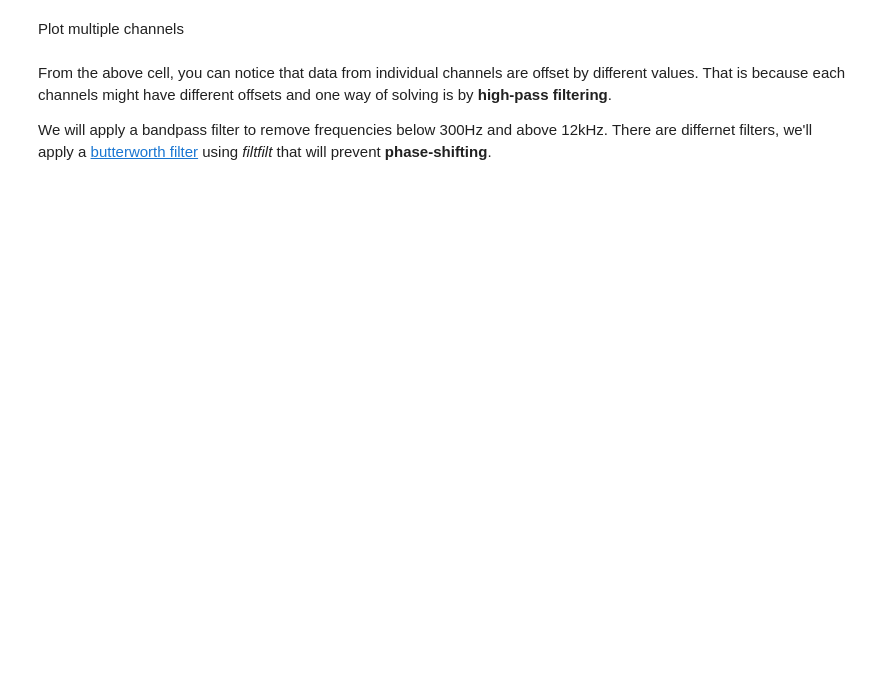
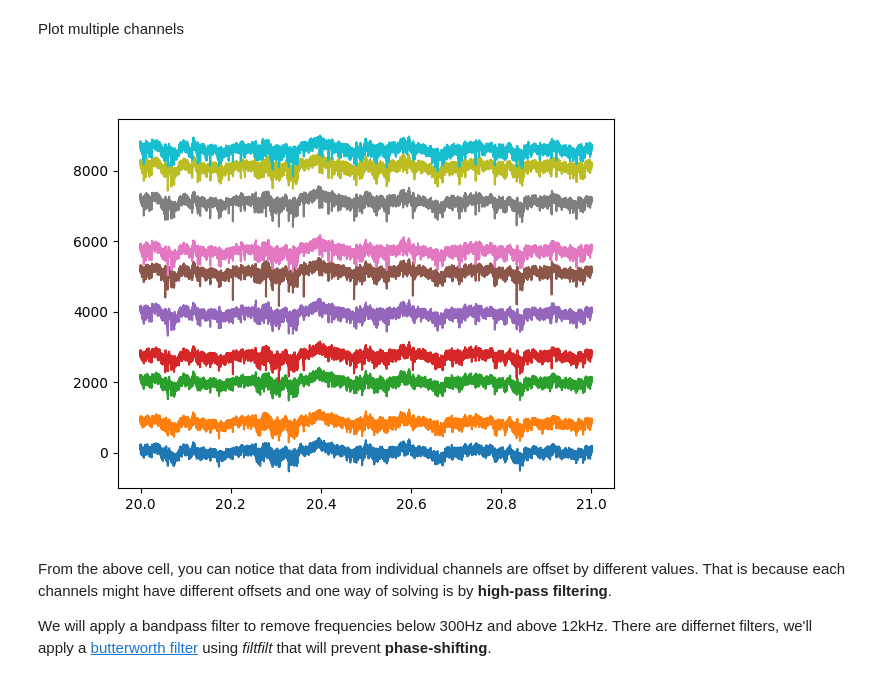
Before and after one commit to jcouto/colorado-neuropixels-2026, a Jupyter notebook: tutorials/AL_chronic_dataset/01_file_formats_plot_raw.ipynb, the cells around one changed output. Drawn from its saved outputs; the diff is of its cells as text; code cells hidden in the pictures; blank space fills up the shorter version.

```diff
--- a/tutorials/AL_chronic_dataset/01_file_formats_plot_raw.ipynb
+++ b/tutorials/AL_chronic_dataset/01_file_formats_plot_raw.ipynb
@@ -141,11 +151,13 @@ Plot multiple channels
 # %%
 # plotting multiple channels
 %matplotlib ipympl
 # use the ipympl widget to be able to plot
 channel_offset = 500
 channels_to_plot = np.arange(10)
 plt.figure()
-plt.plot(t,data_chunk_mvolt[:,channels_to_plot]+np.arange(len(channels_to_plot))*500);
+plt.plot(t,data_chunk_mvolt[:,channels_to_plot]+np.arange(len(channels_to_plot))*1000);
+# %% [output]
+[figure, added]
 # %% [markdown]
 From the above cell, you can notice that data from individual channels are offset by different values. That is because each channels might have different offsets and one way of solving is by **high-pass filtering**.
 
```
Also changed, not shown: parts of 7 cells of this notebook, 5 other files.
